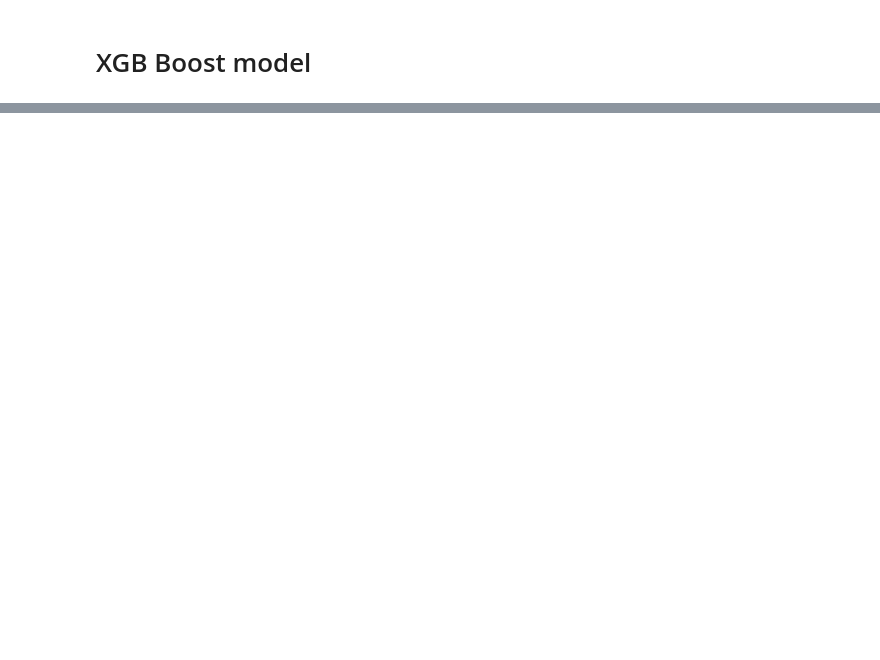
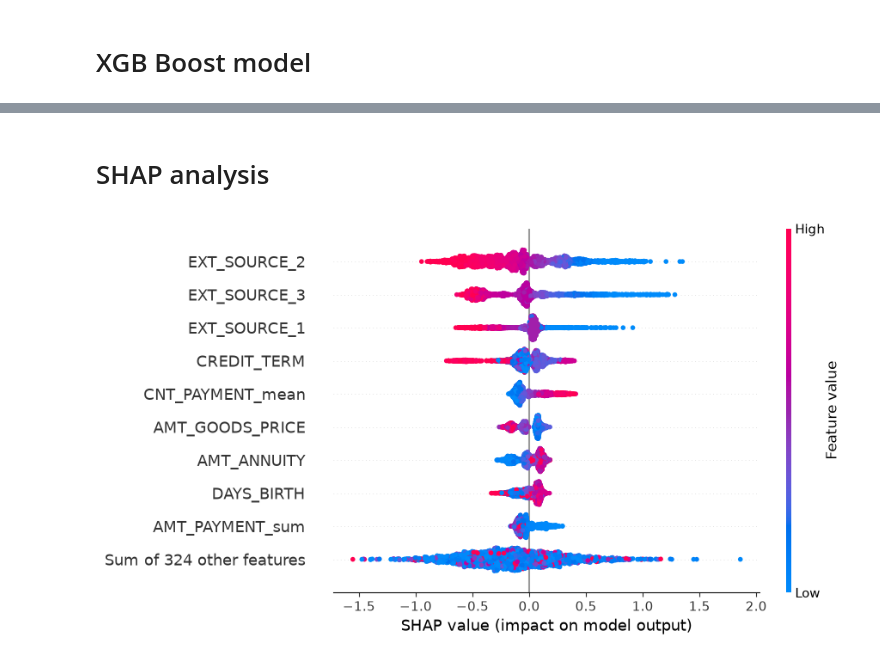
Before and after one commit to ABorda01/Project-Home-Credit-Default-Risk, a Jupyter notebook: model_selection_improv.ipynb, the cells around one changed output, grey strips where cells are left out. Drawn from its saved outputs; the diff is of its cells as text; code cells hidden in the pictures; blank space fills up the shorter version.

```diff
--- a/model_selection_improv.ipynb
+++ b/model_selection_improv.ipynb
@@ -681,0 +809,10 @@ array([[56431,   107],
+# %%
+results = random_search.cv_results_
+
+for rank in range(1, 11):
+    idx = list(results["rank_test_score"]).index(rank)
+    print(results["mean_test_score"][idx], results["params"][idx])
+
+model_fin = random_search.best_estimator_
+
+model_eval_ts(model_fin, train_ts, y_train)
@@ -681,0 +840,19 @@ array([[56431,   107],
+# %% [markdown]
+# SHAP analysis
+# %%
+import shap # We can calculate the explainer in polynomial time exactly due to using decision trees
+
+"""
+shap_values is an Explanation object with three parts you'll use directly:
+
+ .   values — shape (n_samples, n_features), each feature's additive contribution
+ .   base_values — the expected model output over the background data (essentially the model's average log-odds prediction)
+ .   data — the original feature values, kept alongside for coloring/display
+"""
+
+explainer = shap.TreeExplainer(model_fin)
+
+shap_values_sample = explainer(test_ts.sample(2000, random_state=10))
+shap.plots.beeswarm(shap_values_sample)
+# %% [output]
+[figure, added]
```
Also changed, not shown: parts of 15 cells of this notebook.
